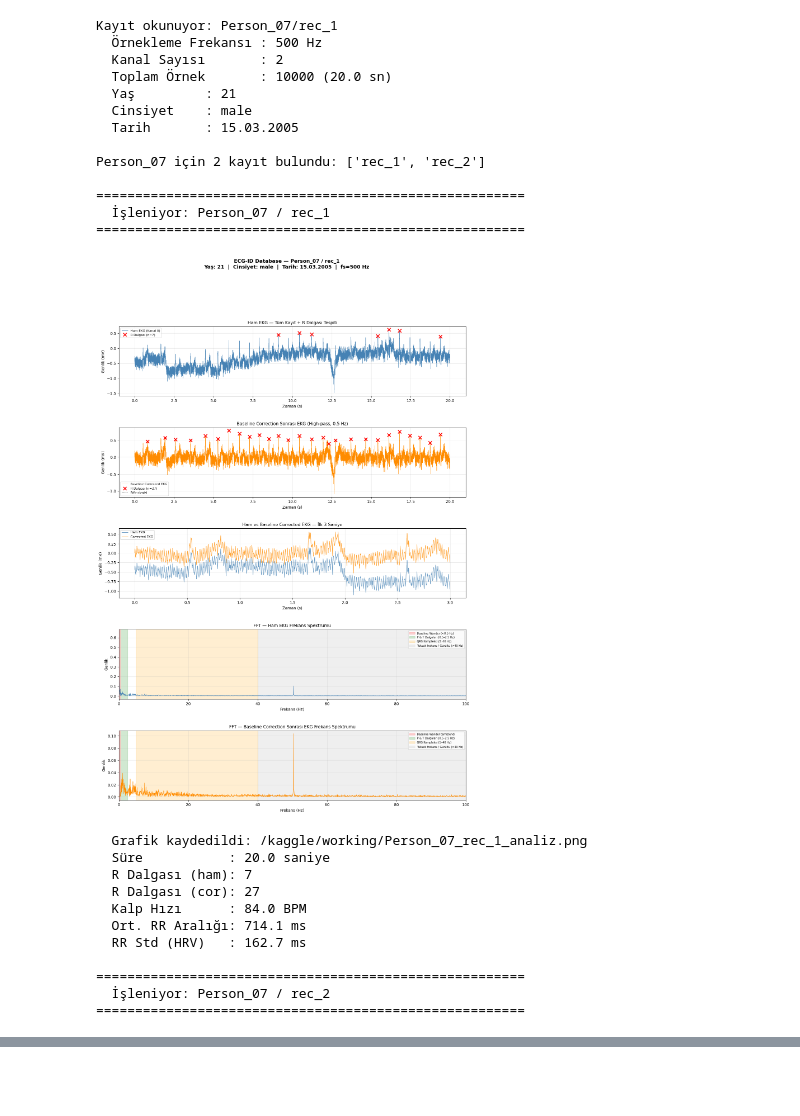
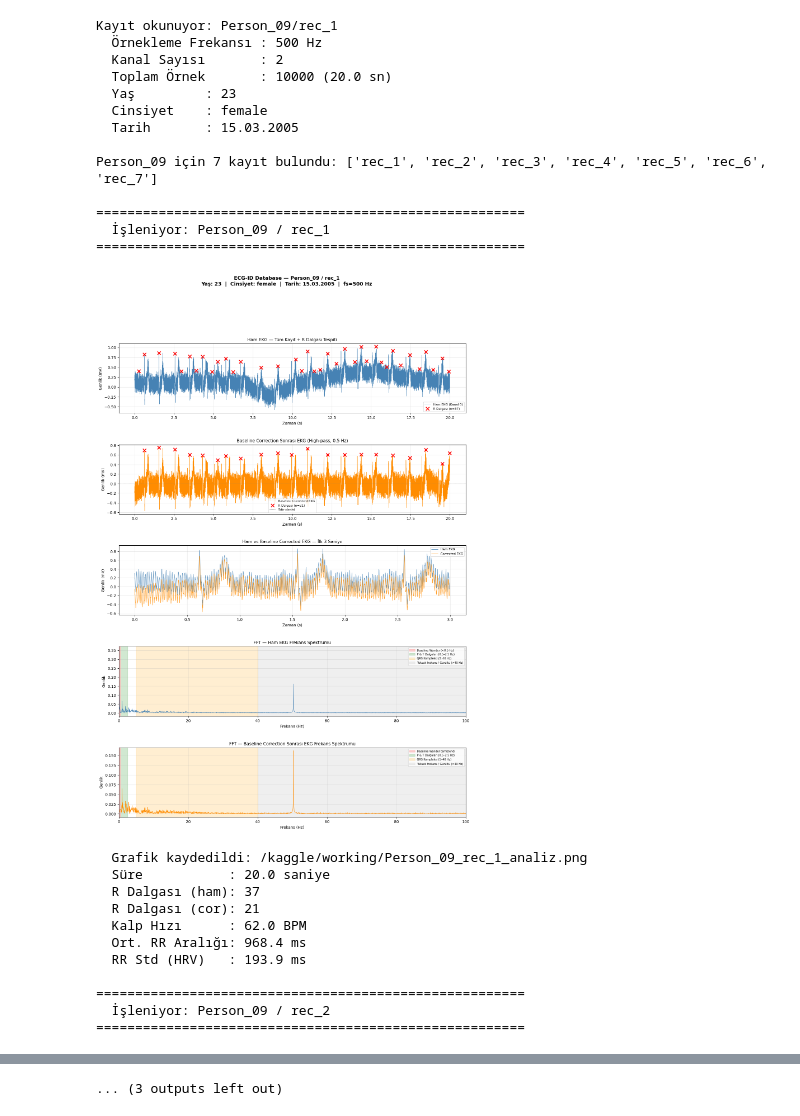
Before and after one commit to emirhanipeq/Penyaringan-dan-pengiriman-sinyal-EKG, a Jupyter notebook: t-m-garafikleri-yazd-r.ipynb, the cells around one changed output, grey strips where cells are left out. Cells and saved outputs as stored; diff of their text form; code cells hidden in the pictures; blank space fills up the shorter version.

Commit message:
Kaggle Notebook | tüm garafikleri yazdır | someone else

```diff
--- a/t-m-garafikleri-yazd-r.ipynb
+++ b/t-m-garafikleri-yazd-r.ipynb
@@ -66,7 +66,7 @@ from scipy.signal import butter, filtfilt, find_peaks
 # ⚙️  AYARLAR — Buradan değiştirebilirsin
 # ─────────────────────────────────────────────────────────
 DATA_DIR = "/kaggle/input/datasets/emirhanipek/veriler/ecg-id-database-1.0.0/ecg-id-database-1.0.0"
-PERSON   = "Person_07"
+PERSON   = "Person_09"
 RECORD   = "rec_1"
 # 1. WFDB OKUYUCU (wfdb kütüphanesi olmadan .dat/.hea okur)
 # ─────────────────────────────────────────────────────────
@@ -321,47 +321,47 @@ if ANALYZE_ALL:
         sigs, fs_, info_, chs = read_wfdb(DATA_DIR, PERSON, rec)
         ecg = sigs[:, 0]
         cor = baseline_correction(ecg, fs_)
         r, _ = find_peaks(cor, height=0.5*np.max(cor), distance=fs_//3)
         if len(r) > 1:
             bpm = 60 / (np.mean(np.diff(r)) / fs_)
             print(f"{rec}: {len(r)} R dalgası, {bpm:.1f} BPM")
 
 #rec_1.hea  → Başlık dosyası (metadata)
 #             - Örnekleme frekansı (500 Hz)
  #            - Kanal sayısı
  #            - Yaş, cinsiyet, tarih
   #           - Gain/baseline değerleri
 
 #rec_1.dat  → Asıl sinyal verisi ← EKG sinyali buradan okunuyor!
  #            - Ham sayısal değerler (binary format)
   #           - mV'a dönüştürülerek işleniyor
 
 #rec_1.atr  → Annotation dosyası (şu an kullanılmıyor)
   #           - Uzman tarafından işaretlenmiş R dalgası noktaları
       #       - Karşılaştırma/doğrulama için kullanılabilir
 # %% [output]
-Kayıt okunuyor: Person_07/rec_1
+Kayıt okunuyor: Person_09/rec_1
   Örnekleme Frekansı : 500 Hz
   Kanal Sayısı       : 2
   Toplam Örnek       : 10000 (20.0 sn)
-  Yaş         : 21
-  Cinsiyet    : male
+  Yaş         : 23
+  Cinsiyet    : female
   Tarih       : 15.03.2005
 
-Person_07 için 2 kayıt bulundu: ['rec_1', 'rec_2']
+Person_09 için 7 kayıt bulundu: ['rec_1', 'rec_2', 'rec_3', 'rec_4', 'rec_5', 'rec_6', 'rec_7']
 
 =======================================================
-  İşleniyor: Person_07 / rec_1
+  İşleniyor: Person_09 / rec_1
 =======================================================
-[figure, old version]
+[figure, new version]
-  Grafik kaydedildi: /kaggle/working/Person_07_rec_1_analiz.png
+  Grafik kaydedildi: /kaggle/working/Person_09_rec_1_analiz.png
   Süre           : 20.0 saniye
-  R Dalgası (ham): 7
-  R Dalgası (cor): 27
-  Kalp Hızı      : 84.0 BPM
-  Ort. RR Aralığı: 714.1 ms
-  RR Std (HRV)   : 162.7 ms
+  R Dalgası (ham): 37
+  R Dalgası (cor): 21
+  Kalp Hızı      : 62.0 BPM
+  Ort. RR Aralığı: 968.4 ms
+  RR Std (HRV)   : 193.9 ms
 
 =======================================================
-  İşleniyor: Person_07 / rec_2
+  İşleniyor: Person_09 / rec_2
 =======================================================
@@ -378,0 +417 @@ rec_2: 17 R dalgası, 50.7 BPM
+... (3 outputs left out)
```
Also changed, not shown: parts of 1 cell of this notebook.
